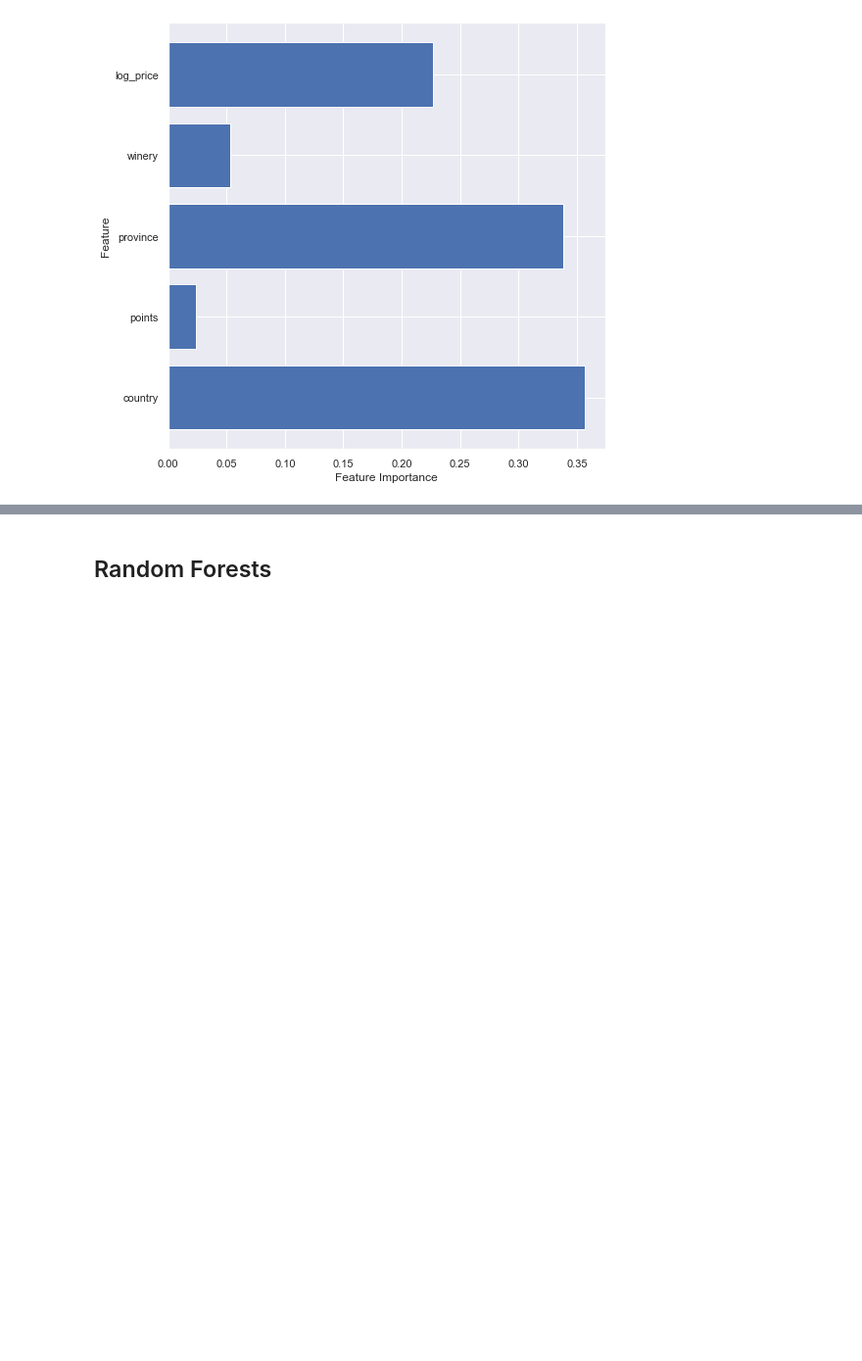
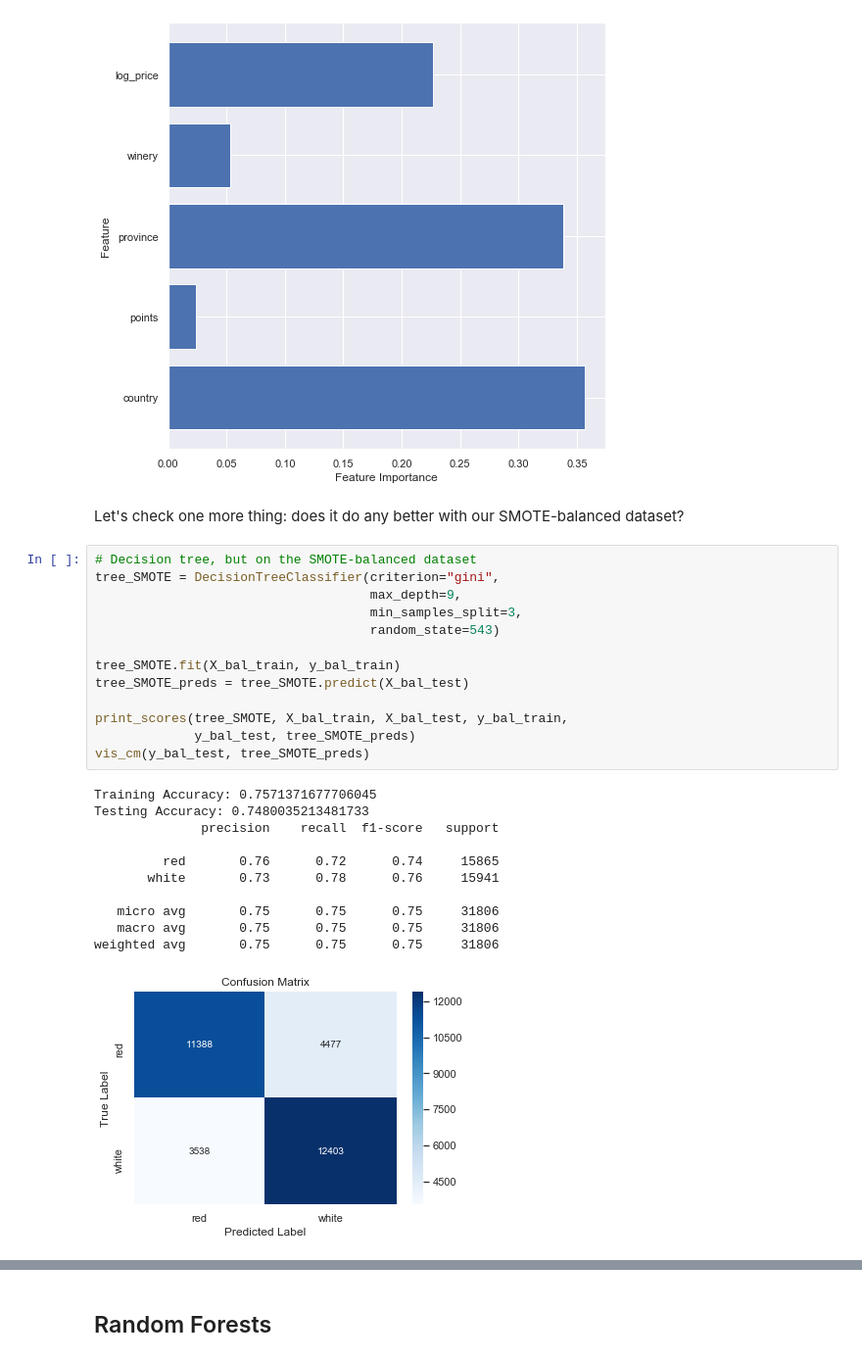
Before and after one commit to lindseyberlin/Blog_ClassificationModels, a Jupyter notebook: Lindsey_ModelSelection.ipynb, the cells around one changed output, grey strips where cells are left out. Shown at 98% size. Cells and saved outputs as stored; diff of their text form; blank space fills up the shorter version.

```diff
--- a/Lindsey_ModelSelection.ipynb
+++ b/Lindsey_ModelSelection.ipynb
@@ -649,3 +718,30 @@ def plot_feature_importances(model):
 plot_feature_importances(grid_tree)
 # %% [output]
 [figure]
+# %% [markdown]
+Let's check one more thing: does it do any better with our SMOTE-balanced dataset?
+# %%
+# Decision tree, but on the SMOTE-balanced dataset
+tree_SMOTE = DecisionTreeClassifier(criterion="gini",
+                                    max_depth=9,
+                                    min_samples_split=3,
+                                    random_state=543)
+
+tree_SMOTE.fit(X_bal_train, y_bal_train)
+tree_SMOTE_preds = tree_SMOTE.predict(X_bal_test)
+
+print_scores(tree_SMOTE, X_bal_train, X_bal_test, y_bal_train,
+             y_bal_test, tree_SMOTE_preds)
+vis_cm(y_bal_test, tree_SMOTE_preds)
+# %% [output]
+Training Accuracy: 0.7571371677706045
+Testing Accuracy: 0.7480035213481733
+              precision    recall  f1-score   support
+
+         red       0.76      0.72      0.74     15865
+       white       0.73      0.78      0.76     15941
+
+   micro avg       0.75      0.75      0.75     31806
+   macro avg       0.75      0.75      0.75     31806
+weighted avg       0.75      0.75      0.75     31806
+[figure, added]
```
Also changed, not shown: parts of 32 cells of this notebook.
